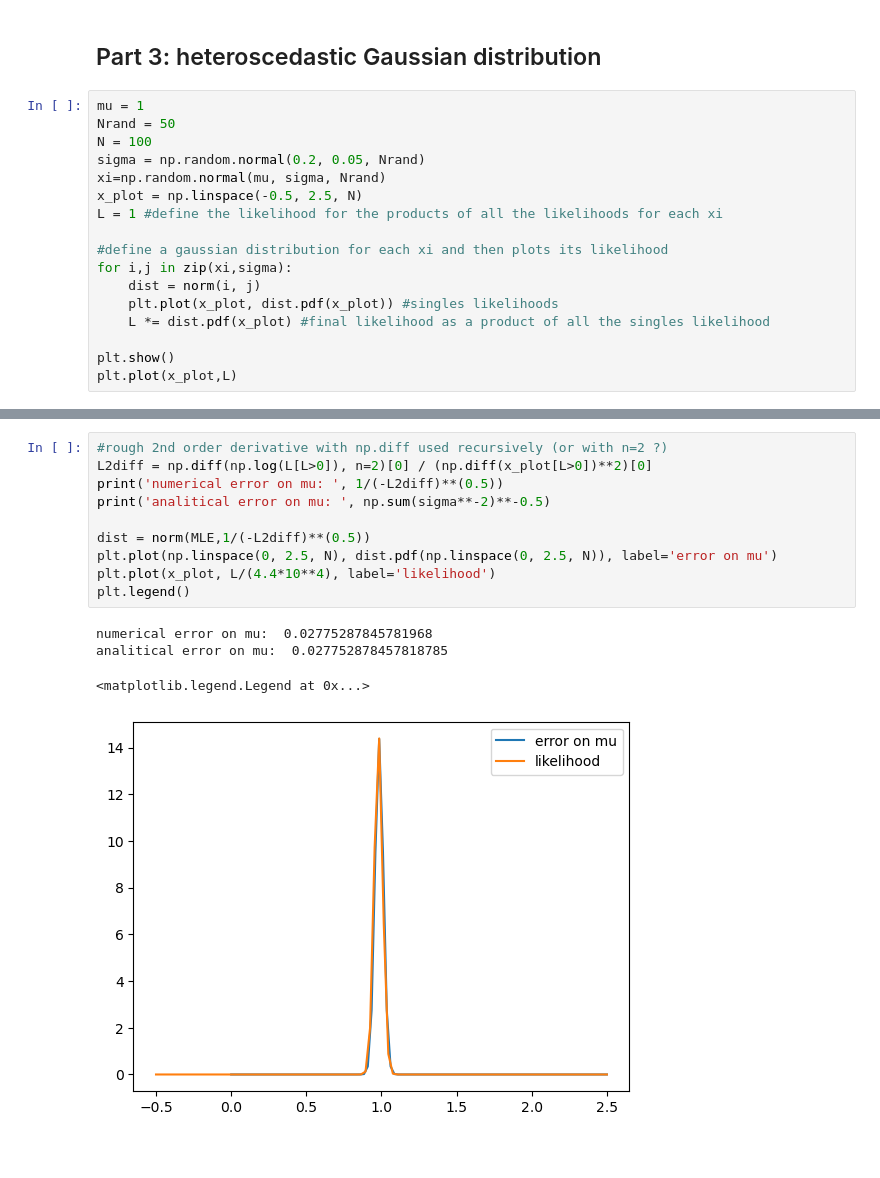
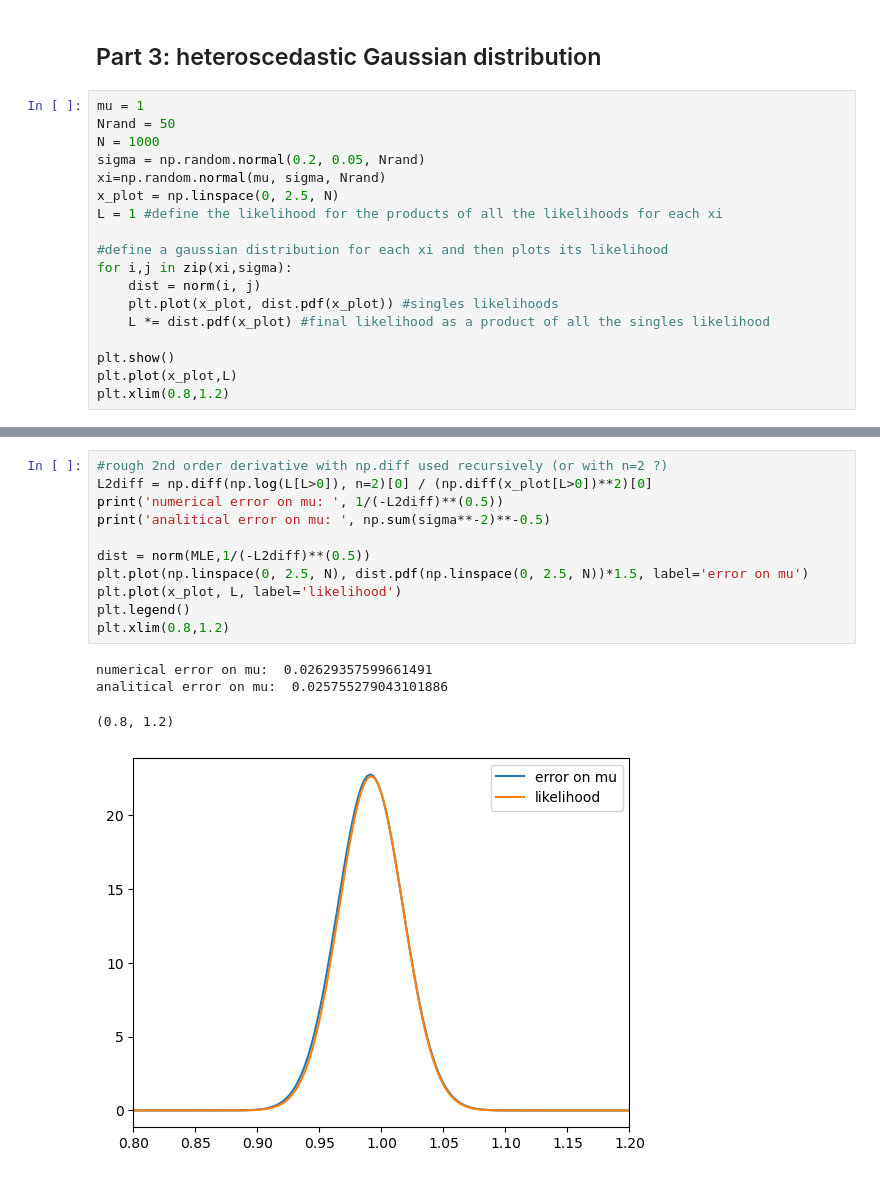
Before and after one commit to EmmaBalzanelli/ilovegit, a Jupyter notebook: QuasarPosition_ex4.ipynb, the cells around one changed output, grey strips where cells are left out. Drawn from its saved outputs; the diff is of its cells as text.

```diff
--- a/QuasarPosition_ex4.ipynb
+++ b/QuasarPosition_ex4.ipynb
@@ -61,10 +65,10 @@ analitical error on mu:  0.0282842712474619
 # %%
 mu = 1
 Nrand = 50
-N = 100
+N = 1000
 sigma = np.random.normal(0.2, 0.05, Nrand)
 xi=np.random.normal(mu, sigma, Nrand)
-x_plot = np.linspace(-0.5, 2.5, N)
+x_plot = np.linspace(0, 2.5, N)
 L = 1 #define the likelihood for the products of all the likelihoods for each xi
 
 #define a gaussian distribution for each xi and then plots its likelihood
@@ -75,4 +79,5 @@ for i,j in zip(xi,sigma):
 
 plt.show()
 plt.plot(x_plot,L)
+plt.xlim(0.8,1.2)
 # %% [output]
@@ -91,15 +96,16 @@ print(np.sum(xi/sigma**2)/np.sum(sigma**-2))
 # %%
 #rough 2nd order derivative with np.diff used recursively (or with n=2 ?)
 L2diff = np.diff(np.log(L[L>0]), n=2)[0] / (np.diff(x_plot[L>0])**2)[0]
 print('numerical error on mu: ', 1/(-L2diff)**(0.5))
 print('analitical error on mu: ', np.sum(sigma**-2)**-0.5)
 
 dist = norm(MLE,1/(-L2diff)**(0.5))
-plt.plot(np.linspace(0, 2.5, N), dist.pdf(np.linspace(0, 2.5, N)), label='error on mu')
-plt.plot(x_plot, L/(4.4*10**4), label='likelihood')
+plt.plot(np.linspace(0, 2.5, N), dist.pdf(np.linspace(0, 2.5, N))*1.5, label='error on mu')
+plt.plot(x_plot, L, label='likelihood')
 plt.legend()
+plt.xlim(0.8,1.2)
 # %% [output]
-numerical error on mu:  0.02775287845781968
-analitical error on mu:  0.027752878457818785
+numerical error on mu:  0.02629357599661491
+analitical error on mu:  0.025755279043101886
-<matplotlib.legend.Legend at 0x...>
+(0.8, 1.2)
-[figure, old version]
+[figure, new version]
```
Also changed, not shown: parts of 5 cells of this notebook.
